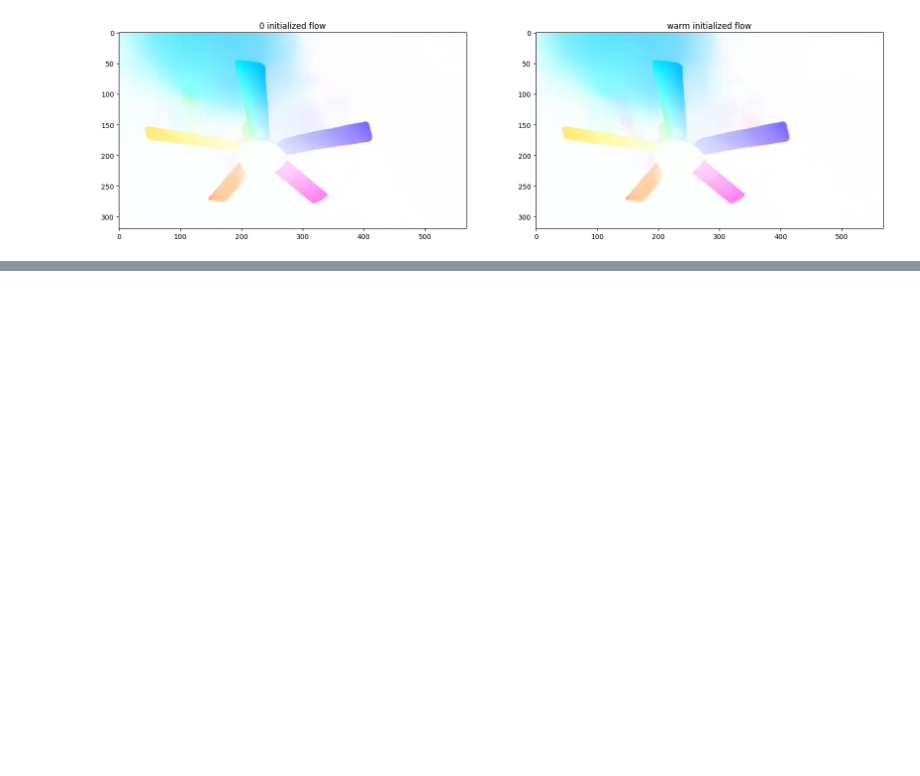
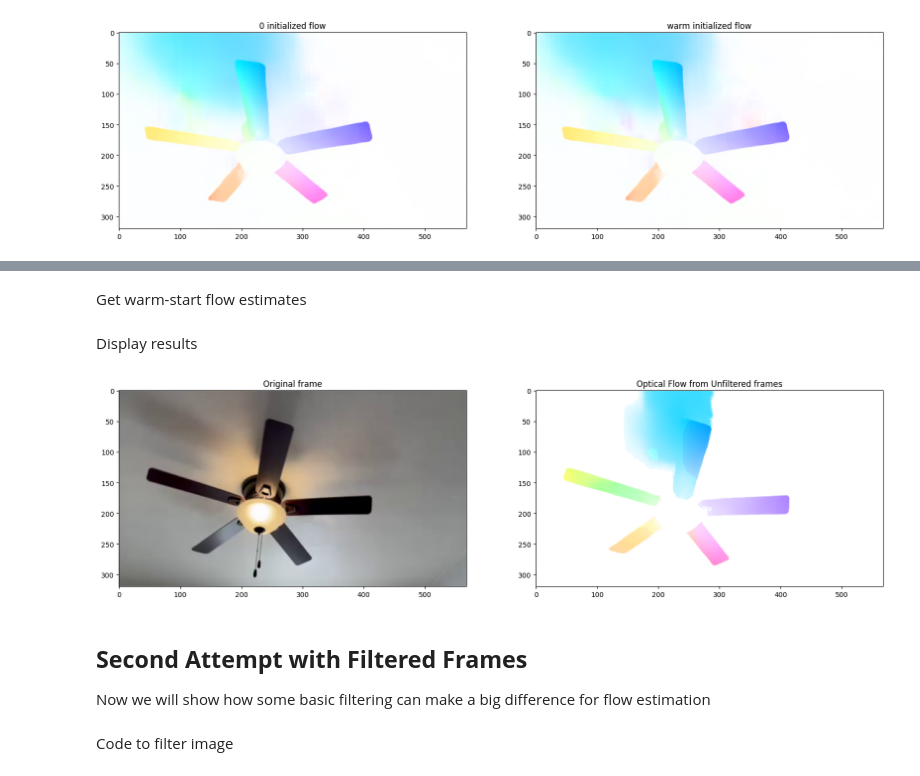
Before and after one commit to itberrios/CV_projects, a Jupyter notebook: RAFT/RAFT_exploration.ipynb, the cells around one changed output, grey strips where cells are left out. Saved outputs shown, nothing was run; the diff lists cells and outputs as text; code cells hidden in the pictures; blank space fills up the shorter version.

```diff
--- a/RAFT/RAFT_exploration.ipynb
+++ b/RAFT/RAFT_exploration.ipynb
@@ -285,0 +267,50 @@ ax1.set_title('warm initialized flow');
+# %% [markdown]
+Get warm-start flow estimates
+# %%
+# store results
+unfiltered_flow_frames = []
+
+for i in range(2, len(frame_paths)):
+    # get frames
+    frame_1 = cv2.cvtColor(cv2.imread(frame_paths[i-2]), cv2.COLOR_BGR2RGB)
+    frame_2 = cv2.cvtColor(cv2.imread(frame_paths[i-1]), cv2.COLOR_BGR2RGB)
+    frame_3 = cv2.cvtColor(cv2.imread(frame_paths[i]), cv2.COLOR_BGR2RGB)
+
+    # get previous estimate at 1/8 res
+    flow_lo, flow_up = inference(model, frame_1, frame_2, device='cuda', pad_mode=None, iters=20, test_mode=True)
+
+    # 0 initialization
+    flow_lo_cold, flow_up_cold = inference(model, frame_2, frame_3, device='cuda', pad_mode=None, flow_init=None, iters=20, test_mode=True)
+
+    # warm initialization
+    flow_lo_warm, flow_up_warm = inference(model, frame_2, frame_3, device='cuda', pad_mode=None, flow_init=flow_lo, iters=20, test_mode=True)
+
+    # save results
+    if i == 2:
+      unfiltered_flow_frames.append(flow_up)
+
+    unfiltered_flow_frames.append(flow_up_warm)
+# %% [markdown]
+Display results
+# %%
+idx = 0
+
+warm = unfiltered_flow_frames[idx].clone()
+warm[torch.abs(warm) < 2] = 0
+
+og_frame = cv2.cvtColor(cv2.imread(frame_paths[idx]), cv2.COLOR_BGR2RGB)
+
+f, ax = plt.subplots(1, 2, figsize=(20,10))
+
+ax[0].imshow(og_frame)
+ax[0].set_title('Original frame')
+ax[1].imshow(get_viz(warm))
+ax[1].set_title('Optical Flow from Unfiltered frames');
+# %% [output]
+[figure, added]
+# %% [markdown]
+## **Second Attempt with Filtered Frames**
+
+Now we will show how some basic filtering can make a big difference for flow estimation
+# %% [markdown]
+Code to filter image
```
Also changed, not shown: parts of 36 cells of this notebook.
